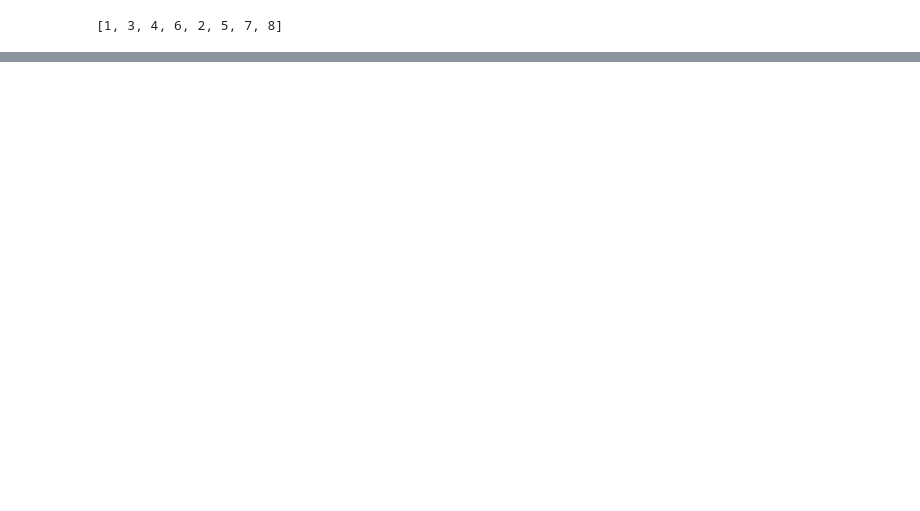
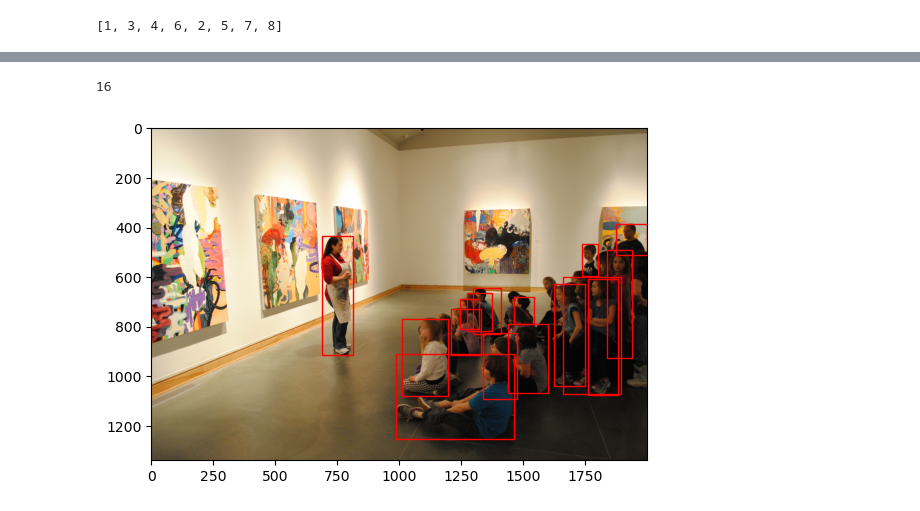
Before and after one commit to Jalalbaim/Emotic_Correction, a Jupyter notebook: testtest.ipynb, the cells around one changed output, grey strips where cells are left out. Cells and saved outputs as stored; diff of their text form; code cells hidden in the pictures; blank space fills up the shorter version.

```diff
--- a/testtest.ipynb
+++ b/testtest.ipynb
@@ -116,0 +127,10 @@ plt.show()
+# %%
+
+iou_values = []
+for i in range(len(bboxes)):
+    for j in range(i+1, len(bboxes)):
+        iou_value = iou(bboxes[i], bboxes[j])
+        iou_values.append(iou_value)
+
+iou_values
+len(iou_values)
@@ -123,0 +156,2 @@ l + u
+# %%
+bbx_base = bboxes
@@ -123,0 +215,6 @@ l + u
+# %%
+url = "EMOTIC (1)\EMOTIC\PAMI\emotic\/emodb_small\images/4m7t3bsqtw1upazkri.jpg"
+url = url.replace("\\", "/")
+image = Image.open(url)
+model, image_processor, device = load_model()
+new_bbx = model_results(image, model, image_processor, device)
@@ -123,0 +280,2 @@ l + u
+# %%
+final_ann = get_iou_annotations(bbx_base, new_bbx)
@@ -123,0 +301,34 @@ l + u
+# %%
+len(final_ann)
+# %% [output]
+16
+# %%
+import matplotlib.pyplot as plt
+import matplotlib.patches as patches
+import numpy as np
+from PIL import Image
+
+url = "EMOTIC (1)\EMOTIC\PAMI\emotic\/emodb_small\images/4m7t3bsqtw1upazkri.jpg"
+url = url.replace("\\", "/")
+
+image = Image.open(url)
+image_np = np.array(image)
+
+fig, ax = plt.subplots(1)
+ax.imshow(image_np)
+
+# Color map for different classes
+color_map = plt.get_cmap('tab20b')
+
+for box in final_ann:
+    xmin, ymin, xmax, ymax = box
+
+    # Create a Rectangle patch
+    rect = patches.Rectangle((xmin, ymin), xmax - xmin, ymax - ymin, linewidth=1, edgecolor='r', facecolor='none')
+
+    # Add the patch to the Axes
+    ax.add_patch(rect)
+
+plt.show()
+# %% [output]
+[figure, added]
```
Also changed, not shown: parts of 18 cells of this notebook, 1 other file.
